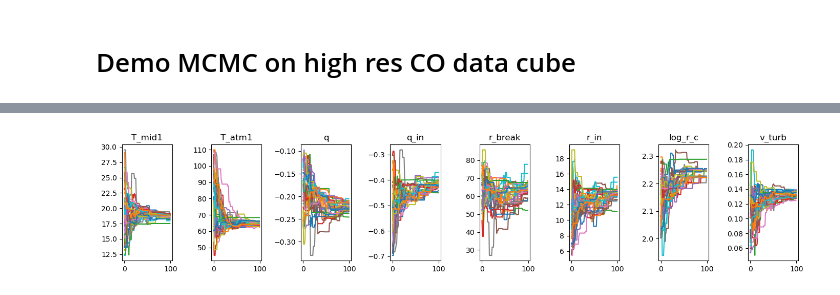
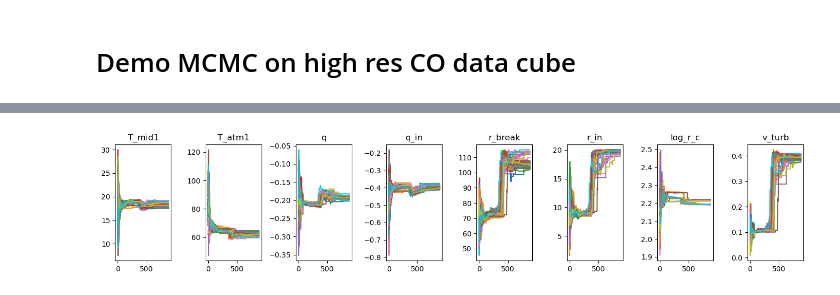
Before and after one commit to pi-vision/radjax, a Jupyter notebook: notebooks/new_mcmc_highres.ipynb, the cells around one changed output, grey strips where cells are left out. Cells and saved outputs as stored; diff of their text form; code cells hidden in the pictures.

```diff
--- a/notebooks/new_mcmc_highres.ipynb
+++ b/notebooks/new_mcmc_highres.ipynb
@@ -348,9 +469,14 @@ sampler_dict = inference.create_sampler(
 ################################################################################
 # 3) Initialize the walkers
 ################################################################################
-ndim = len(list(posterior_params.keys()))     # We have only one parameter: v_turb
-nwalkers = 32
-nsteps = 100 # Example number of MCMC steps
+ndim = len(list(posterior_params.keys()))
+nwalkers = 60
+nsteps = 800 # Example number of MCMC steps
+num_iter_restart = 80
+restart_cluster_size = 1e-2
+
+run_name = f"MAPS_CO_{nsteps}_iter_sigma7e-3_stride{sampler_dict['stride']}_MCMC_sampler.h5"
 
 # Sample initial positions p0 from the param_bounds
 p0 = inference.sample_p0(nwalkers, posterior_params, seed=1337)
+run_name
@@ -388,15 +547,26 @@ MCMC completed in 2716.37 seconds.
 # %%
+sampler_load = emcee.backends.HDFBackend(run_name)
+
 ################################################################################
 # 6) Update the disk_params with the MCMC result and re-render
 ################################################################################
-samples = sampler.get_chain(flat=True)
+samples = sampler_load.get_chain(flat=True)
 
-# Compute residual metrics for MCMC
-v_turb_median = np.median(samples[:, 0])
-v_turb_16th, v_turb_84th = np.percentile(samples[:, 0], [16, 84])
+flat_samples = sampler_load.get_chain(discard=nsteps//2, thin=1, flat=True)
 
-# Update the disk with the recovered v_turb
-disk_params["v_turb"] = v_turb_median
+ndim = chain.shape[-1]
+param_labels = [
+    inference.REV_DISK_PARAM_INDEX[idx] for idx in sorted(posterior_params.keys())
+]
+
+
+chosen_values = np.median(flat_samples, axis=0)
+print("Chosen parameter values (from MCMC) with their Flaherty's values:")
+
+for label, value in zip(param_labels, chosen_values):
+    disk_params[label] = value
+    print(f"{label}: chosen value = {value:.4f}")
+
 
 # Recompute temperature and densities with updated v_turb
 temperature_mcmc = parametric_disk.temperature_profile(z_disk, r_disk, disk_params)
@@ -446,6 +616,6 @@ n_data = np.prod(data.shape)
 chi_squared_over_n_data = chi2_mcmc / n_data
 
 print(f"MCMC Chi-squared: {chi2_mcmc:.2f}, Chi-squared/N_data = {chi_squared_over_n_data}")
-print(f"MCMC Residual Sum: {residual_sum_mcmc:.2f}")
-print(f"MCMC Residual Mean: {residual_mean_mcmc:.2f}")
+print(f"MCMC Residual Sum: {residual_sum_mcmc:.5f}")
+print(f"MCMC Residual Mean: {residual_mean_mcmc:.5f}")
 # %% [output]
@@ -457,20 +635,20 @@ XlaRuntimeError: RESOURCE_EXHAUSTED: Out of memory while trying to allocate 1302
 # %%
-chain = sampler.get_chain()
+chain = sampler_load.get_chain()
 
 ndim = chain.shape[-1]
 param_labels = [
     inference.REV_DISK_PARAM_INDEX[idx] for idx in sorted(posterior_params.keys())
 ]
 
 %matplotlib inline
 fig, axes = plt.subplots(1, ndim, figsize=(14,3))
 for i in range(ndim):
     axes[i].plot(chain[...,i])
     axes[i].set_title(param_labels[i])
 
 plt.tight_layout()
 # %% [output]
-[figure, old version]
+[figure, new version]
 # %%
 %matplotlib inline
 import corner
```
Also changed, not shown: parts of 16 cells of this notebook, 8 other files.
